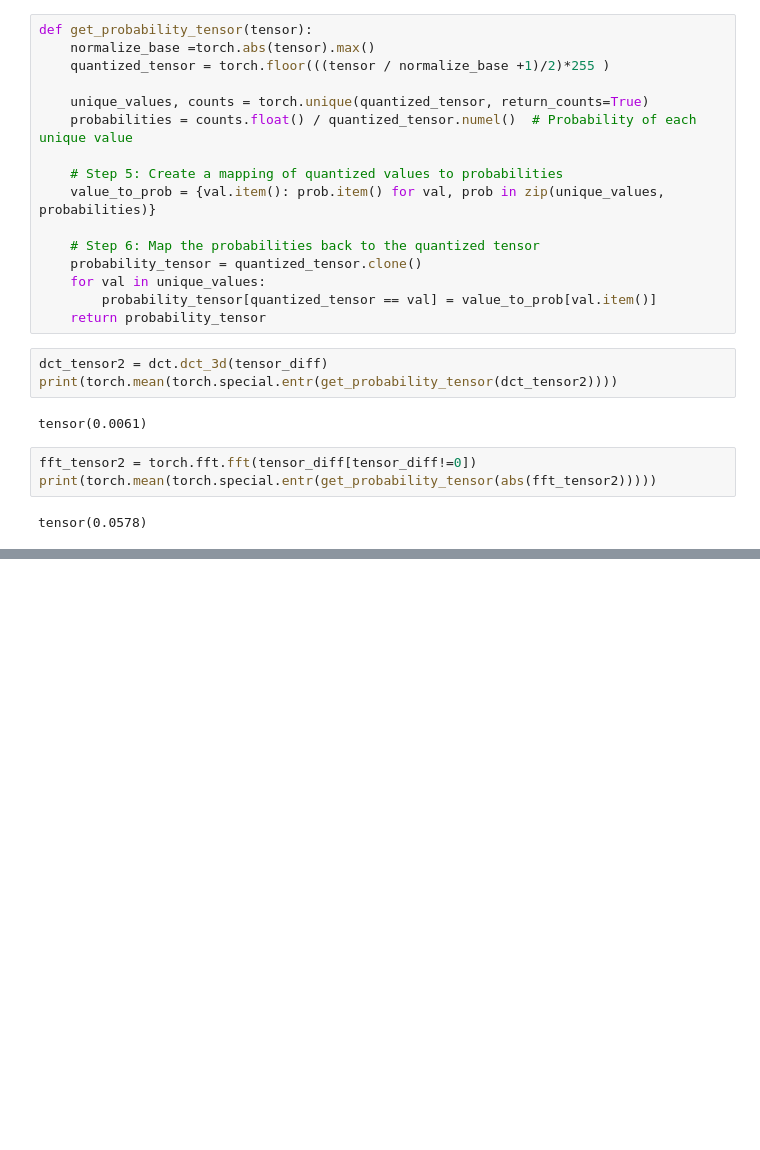
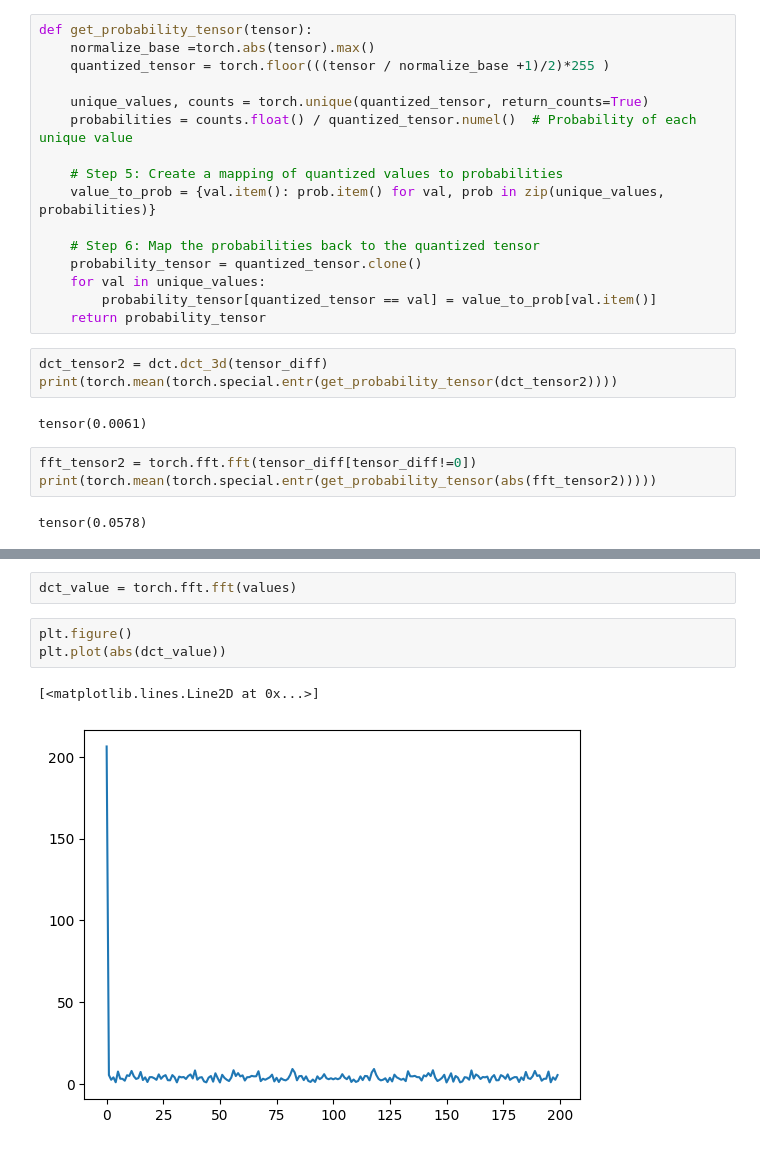
Before and after one commit to Rexyyj/split_DNN_framework, a Jupyter notebook: characteristics/test.ipynb, the cells around one changed output, grey strips where cells are left out. Cells and saved outputs as stored; diff of their text form; blank space fills up the shorter version.

```diff
--- a/characteristics/test.ipynb
+++ b/characteristics/test.ipynb
@@ -76,0 +89,8 @@ tensor(0.0578)
+# %%
+dct_value = torch.fft.fft(values)
+# %%
+plt.figure()
+plt.plot(abs(dct_value))
+# %% [output]
+[<matplotlib.lines.Line2D at 0x...>]
+[figure, added]
```
Also changed, not shown: parts of 3 cells of this notebook, 12 other files.
